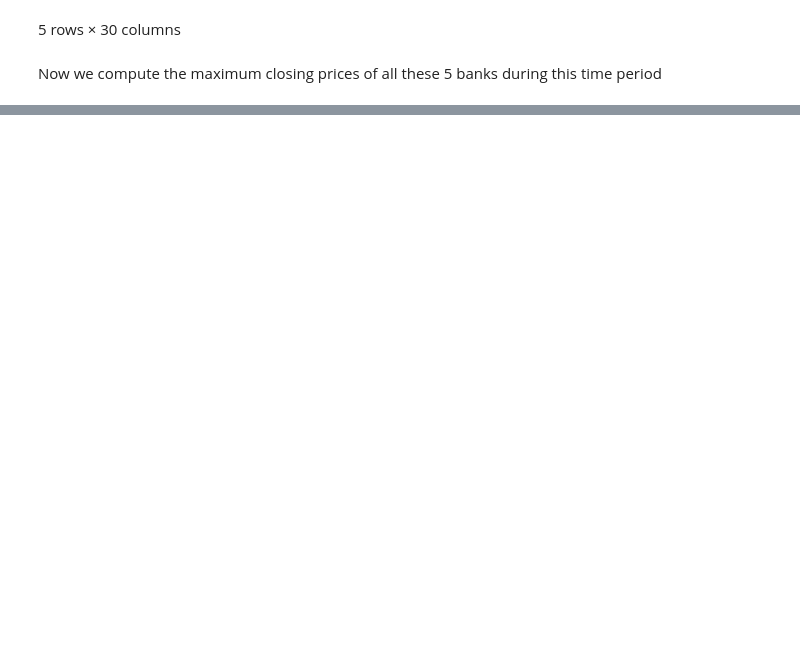
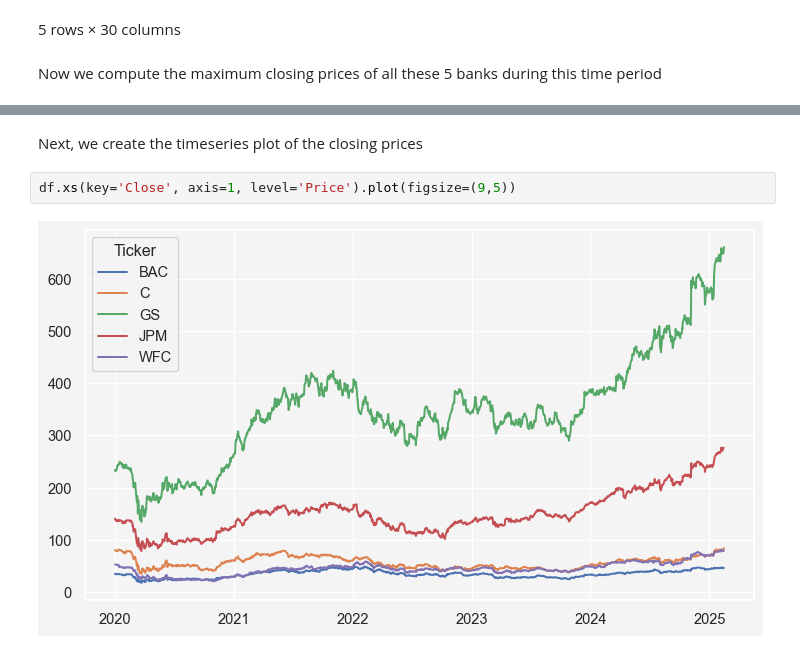
Before and after one commit to mrislambd/mrislambd.github.io, a Jupyter notebook: docs/dsandml/dataviz/index.ipynb, the cells around one changed output, grey strips where cells are left out. Cells and saved outputs as stored; diff of their text form; blank space fills up the shorter version.

```diff
--- a/docs/dsandml/dataviz/index.ipynb
+++ b/docs/dsandml/dataviz/index.ipynb
@@ -52,0 +114,6 @@ sns.pairplot(returns[1:])
+# %% [markdown]
+Next, we create the timeseries plot of the closing prices
+# %%
+df.xs(key='Close', axis=1, level='Price').plot(figsize=(9,5))
+# %% [output]
+[figure, added]
```
Also changed, not shown: parts of 25 cells of this notebook, 11 other files.
